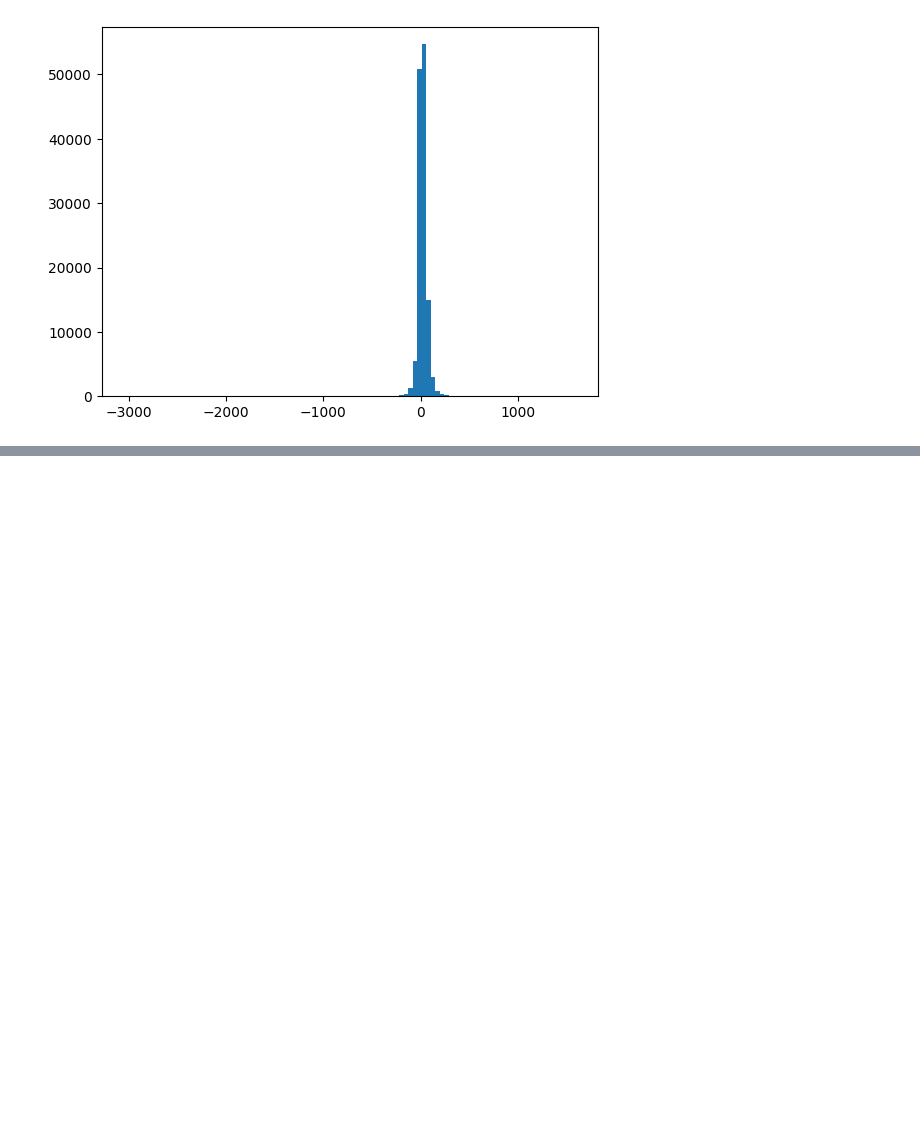
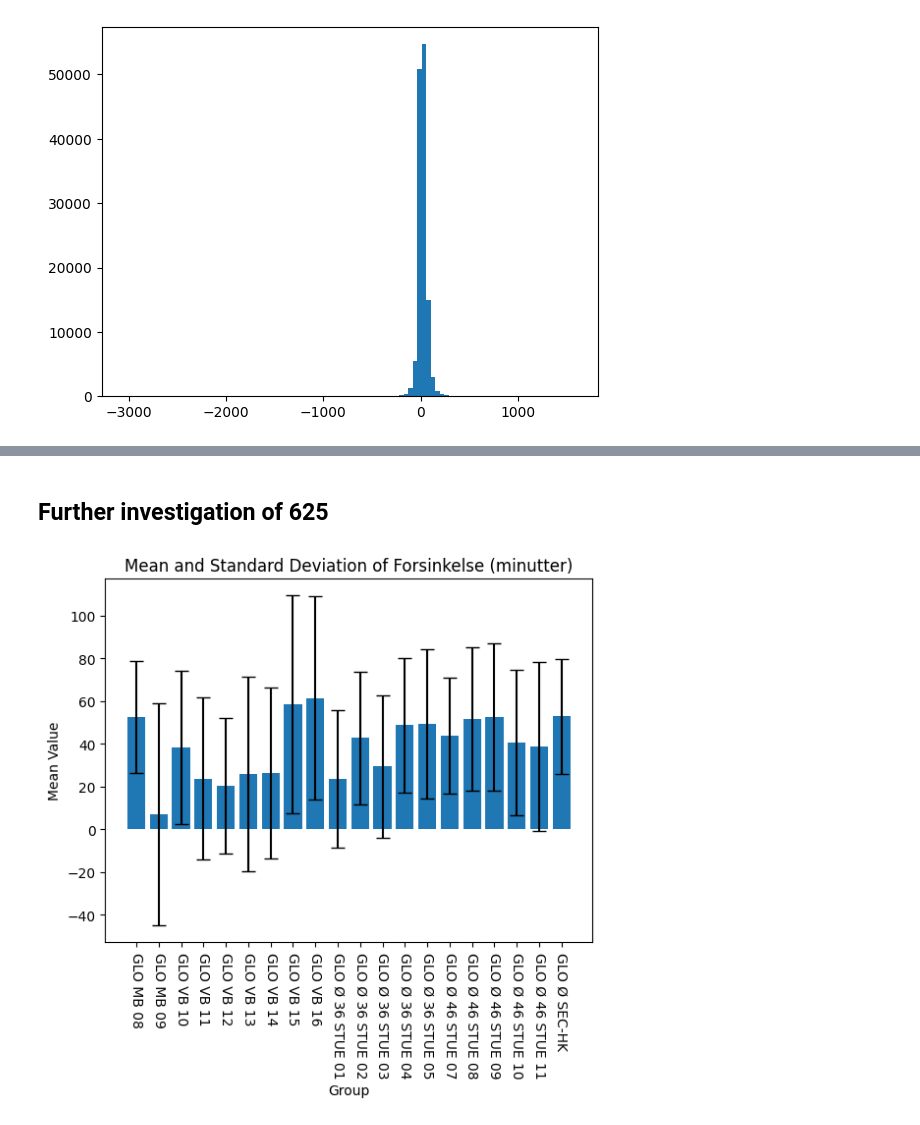
Before and after one commit to killermort9/AnalyticsToAction, a Jupyter notebook: Signe.ipynb, the cells around one changed output, grey strips where cells are left out. Saved outputs shown, nothing was run; the diff lists cells and outputs as text; code cells hidden in the pictures; blank space fills up the shorter version.

```diff
--- a/Signe.ipynb
+++ b/Signe.ipynb
@@ -120,0 +169,28 @@ plt.hist(df_complete['Forsinkelse (minutter)'],bins=100)
+# %% [markdown]
+## Further investigation of 625
+# %%
+df_filtered = df_complete_wo[df_complete_wo['Operationsgang ID'] == 625]
+dfs_filt = {k: v for k, v in df_filtered.groupby('Stue')}
+column = 'Forsinkelse (minutter)'
+
+keys = []
+means = []
+stds = []
+
+for k, d in dfs_filt.items():
+    keys.append(k)
+    means.append(d[column].mean())
+    stds.append(d[column].std())
+
+plt.figure()
+keys_str = [str(k) for k in keys]
+plt.bar(keys_str, means, yerr=stds, capsize=5)
+
+plt.xlabel("Group")
+plt.ylabel("Mean Value")
+plt.title(f"Mean and Standard Deviation of {column}")
+plt.xticks(rotation=-90)
+
+plt.show()
+# %% [output]
+[figure, added]
```
Also changed, not shown: parts of 7 cells of this notebook, 1 other file.
